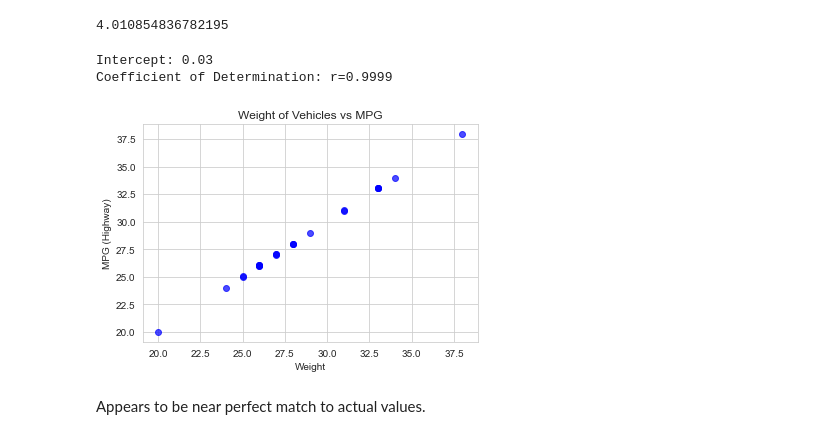
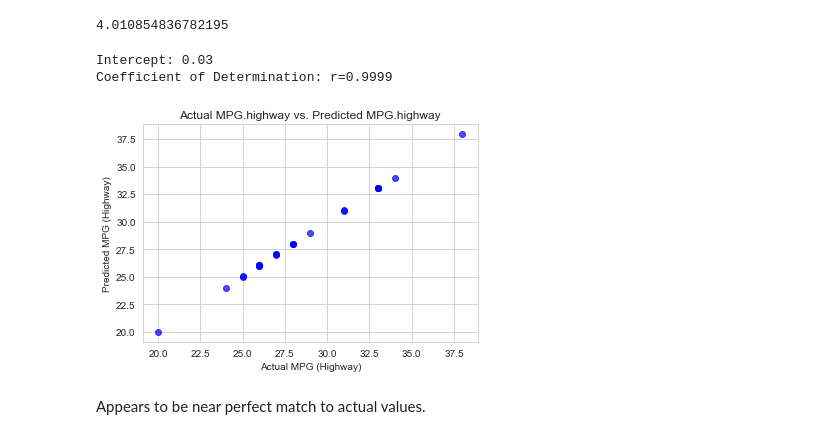
Before and after one commit to dbode777/MachineLearning, a Jupyter notebook: Machine Learning - Regression models.ipynb, the cells around one changed output. Drawn from its saved outputs; the diff is of its cells as text; code cells hidden in the pictures.

```diff
--- a/Machine Learning - Regression models.ipynb
+++ b/Machine Learning - Regression models.ipynb
@@ -161,16 +161,16 @@ y_test.std()
 # %%
 sns.set_style('whitegrid')
 print(f'Intercept: {train_reg.intercept_:.2f}\nCoefficient of Determination: r={train_reg.score(X_test,y_test):.4f}')
 
 plt.scatter(y_test.values, predictions,c='blue',alpha=0.7)
-plt.title('Weight of Vehicles vs MPG')
-plt.xlabel('Weight')
-plt.ylabel('MPG (Highway)')
+plt.title('Actual MPG.highway vs. Predicted MPG.highway')
+plt.xlabel('Actual MPG (Highway)')
+plt.ylabel('Predicted MPG (Highway)')
 plt.show()
 # %% [output]
 Intercept: 0.03
 Coefficient of Determination: r=0.9999
-[figure, old version]
+[figure, new version]
 # %% [markdown]
 Appears to be near perfect match to actual values.
 # %% [markdown]
```
Also changed, not shown: parts of 1 cell of this notebook.
